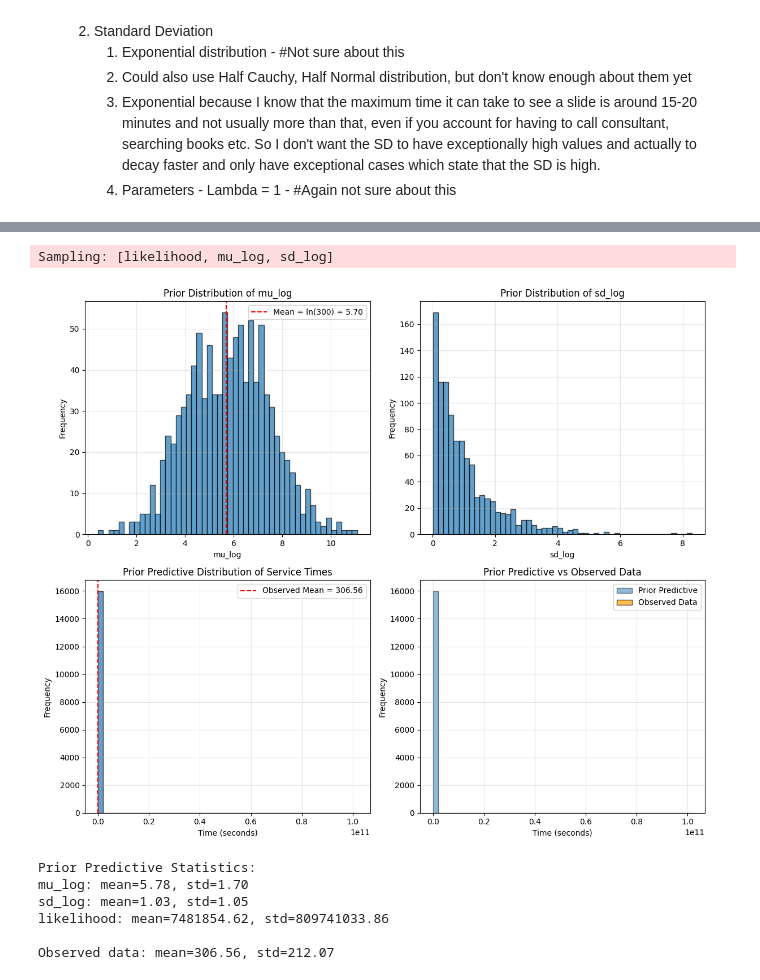
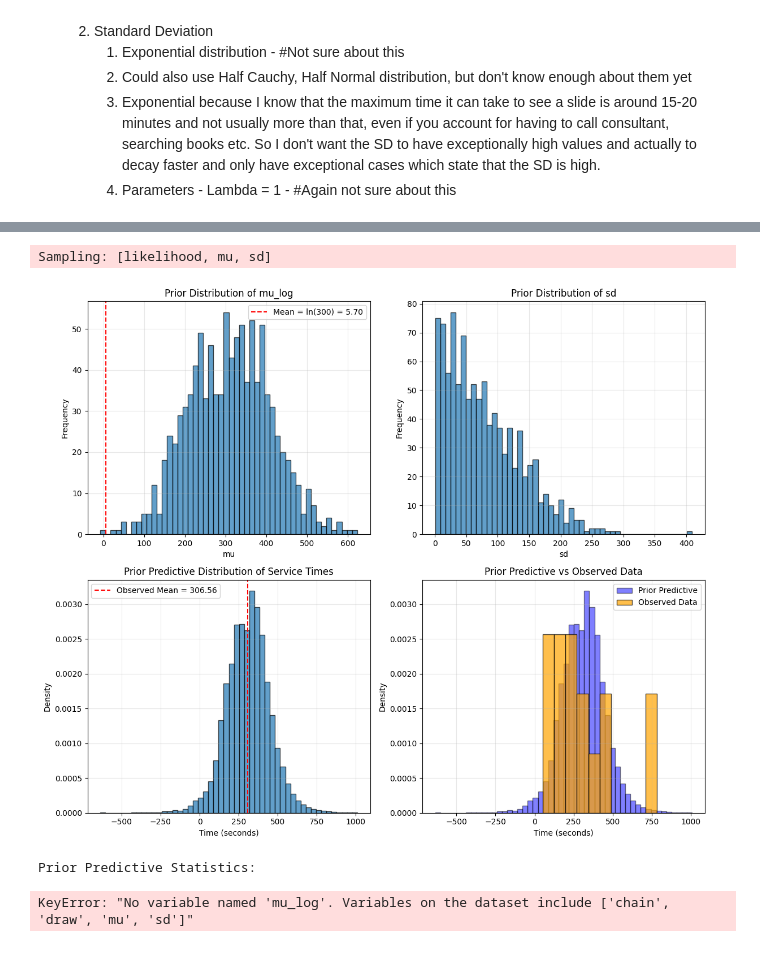
Before and after one commit to Ox-AIIMSBhopal-CaCx-Sim/real_world_sim, a Jupyter notebook: bayesian_parametrisation.ipynb, the cells around one changed output, grey strips where cells are left out. Drawn from its saved outputs; the diff is of its cells as text; code cells hidden in the pictures.

```diff
--- a/bayesian_parametrisation.ipynb
+++ b/bayesian_parametrisation.ipynb
@@ -115,53 +135,49 @@ with model:
 fig, axes = plt.subplots(2, 2, figsize=(12, 10))
 
 # Prior for mu_log
-axes[0, 0].hist(prior_pred.prior['mu_log'].values.flatten(), bins=50, edgecolor='black', alpha=0.7)
-axes[0, 0].set_xlabel('mu_log')
+axes[0, 0].hist(prior_pred.prior['mu'].values.flatten(), bins=50, edgecolor='black', alpha=0.7)
+axes[0, 0].set_xlabel('mu')
 axes[0, 0].set_ylabel('Frequency')
 axes[0, 0].set_title('Prior Distribution of mu_log')
 axes[0, 0].axvline(np.log(300), color='r', linestyle='--', label=f'Mean = ln(300) = {np.log(300):.2f}')
 axes[0, 0].legend()
 axes[0, 0].grid(alpha=0.3)
 
 # Prior for sd_log
-axes[0, 1].hist(prior_pred.prior['sd_log'].values.flatten(), bins=50, edgecolor='black', alpha=0.7)
-axes[0, 1].set_xlabel('sd_log')
+axes[0, 1].hist(prior_pred.prior['sd'].values.flatten(), bins=50, edgecolor='black', alpha=0.7)
+axes[0, 1].set_xlabel('sd')
 axes[0, 1].set_ylabel('Frequency')
-axes[0, 1].set_title('Prior Distribution of sd_log')
+axes[0, 1].set_title('Prior Distribution of sd')
 axes[0, 1].grid(alpha=0.3)
 
 # Prior Predictive Distribution for likelihood
-axes[1, 0].hist(prior_pred.prior_predictive['likelihood'].values.flatten(), bins=50, edgecolor='black', alpha=0.7)
+axes[1, 0].hist(prior_pred.prior_predictive['likelihood'].values.flatten(), bins=50, edgecolor='black', alpha=0.7, density=True)
 axes[1, 0].set_xlabel('Time (seconds)')
-axes[1, 0].set_ylabel('Frequency')
+axes[1, 0].set_ylabel('Density')
 axes[1, 0].set_title('Prior Predictive Distribution of Service Times')
 axes[1, 0].axvline(np.mean(data), color='r', linestyle='--', label=f'Observed Mean = {np.mean(data):.2f}')
 axes[1, 0].legend()
 axes[1, 0].grid(alpha=0.3)
 
 # Overlay actual data with prior predictive
-axes[1, 1].hist(prior_pred.prior_predictive['likelihood'].values.flatten(), bins=50, alpha=0.5, label='Prior Predictive', edgecolor='black')
-axes[1, 1].hist(data, bins=10, alpha=0.7, label='Observed Data', edgecolor='black', color='orange')
+axes[1, 1].hist(prior_pred.prior_predictive['likelihood'].values.flatten(), bins=50, alpha=0.5, label='Prior Predictive', edgecolor='black', density=True, color='blue')
+axes[1, 1].hist(data, bins=10, alpha=0.7, label='Observed Data', edgecolor='black', color='orange', density=True)
 axes[1, 1].set_xlabel('Time (seconds)')
-axes[1, 1].set_ylabel('Frequency')
+axes[1, 1].set_ylabel('Density')
 axes[1, 1].set_title('Prior Predictive vs Observed Data')
 axes[1, 1].legend()
 axes[1, 1].grid(alpha=0.3)
 
 plt.tight_layout()
 plt.show()
 
 print(f"\nPrior Predictive Statistics:")
 print(f"mu_log: mean={np.mean(prior_pred.prior['mu_log']):.2f}, std={np.std(prior_pred.prior['mu_log']):.2f}")
 print(f"sd_log: mean={np.mean(prior_pred.prior['sd_log']):.2f}, std={np.std(prior_pred.prior['sd_log']):.2f}")
 print(f"likelihood: mean={np.mean(prior_pred.prior_predictive['likelihood']):.2f}, std={np.std(prior_pred.prior_predictive['likelihood']):.2f}")
 print(f"\nObserved data: mean={np.mean(data):.2f}, std={np.std(data):.2f}")
 # %% [output]
-Sampling: [likelihood, mu_log, sd_log]
+Sampling: [likelihood, mu, sd]
-[figure, old version]
+[figure, new version]
 Prior Predictive Statistics:
-mu_log: mean=5.78, std=1.70
-sd_log: mean=1.03, std=1.05
-likelihood: mean=7481854.62, std=809741033.86
-
-Observed data: mean=306.56, std=212.07
+KeyError: "No variable named 'mu_log'. Variables on the dataset include ['chain', 'draw', 'mu', 'sd']"
```
Also changed, not shown: parts of 2 cells of this notebook, 17 other files.
